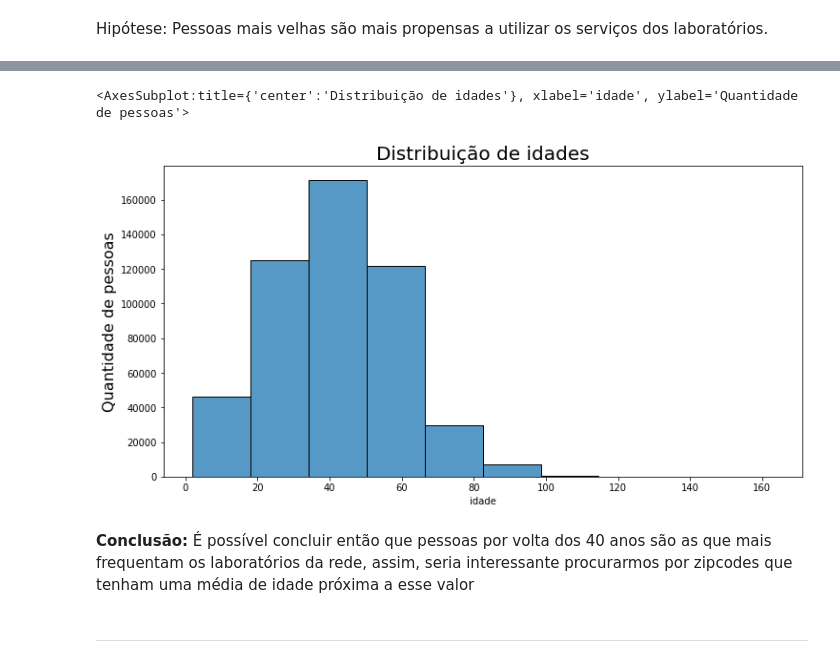
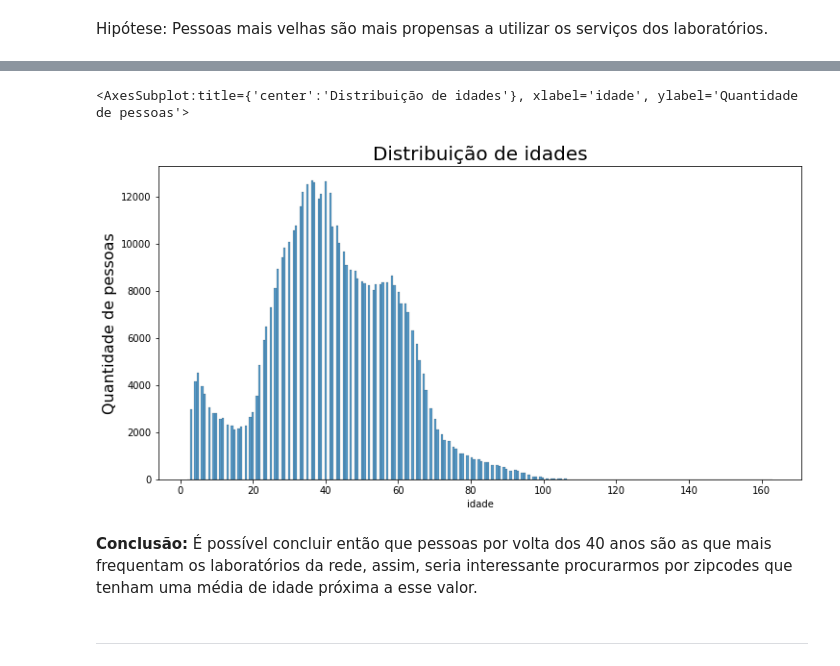
Before and after one commit to Davi-Tolen/ProjetoElo, a Jupyter notebook: Case Elo.ipynb, the cells around one changed output, grey strips where cells are left out. Saved outputs shown, nothing was run; the diff lists cells and outputs as text; code cells hidden in the pictures.

```diff
--- a/Case Elo.ipynb
+++ b/Case Elo.ipynb
@@ -287,14 +312,15 @@ pacientes_unicos_transactional_data
 # %%
-ax = sns.histplot(pacientes_unicos_transactional_data['idade'],bins=10)
+# ax = sns.histplot(pacientes_unicos_transactional_data['idade'],bins=10)
+ax= sns.histplot(data=pacientes_unicos_transactional_data, x="idade")
 ax.figure.set_size_inches(12,6)
 ax.set_title('Distribuição de idades', fontsize=20)
 ax.set_ylabel('Quantidade de pessoas', fontsize=16)
 ax
 # %% [output]
 <AxesSubplot:title={'center':'Distribuição de idades'}, xlabel='idade', ylabel='Quantidade de pessoas'>
-[figure, old version]
+[figure, new version]
 # %% [markdown]
-**Conclusão:** É possível concluir então que pessoas por volta dos 40 anos são as que mais frequentam os laboratórios da rede, assim, seria interessante procurarmos por zipcodes que tenham uma média de idade próxima a esse valor
+**Conclusão:** É possível concluir então que pessoas por volta dos 40 anos são as que mais frequentam os laboratórios da rede, assim, seria interessante procurarmos por zipcodes que tenham uma média de idade próxima a esse valor.
 # %% [markdown]
 -------------------------------------------------------------------------------------------------------------------------------
 # %% [markdown]
```
Also changed, not shown: parts of 64 cells of this notebook.
